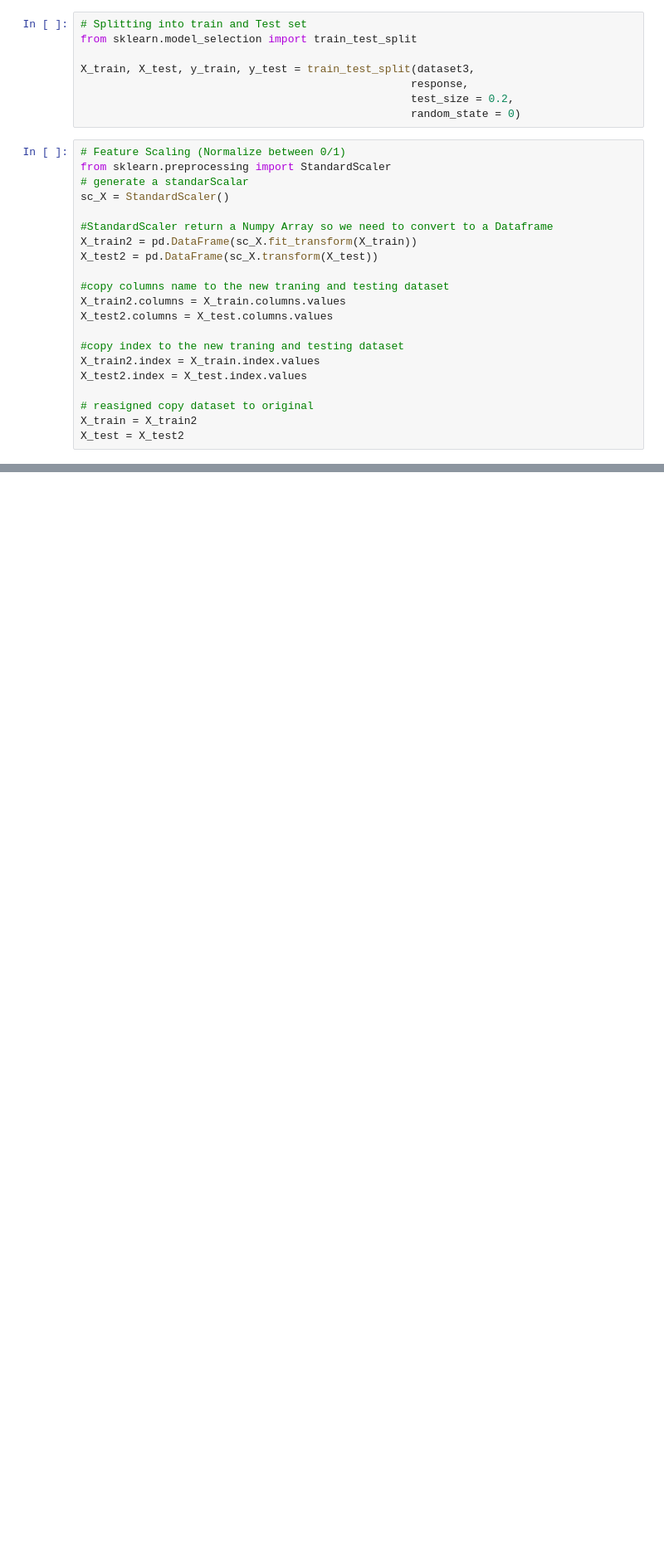
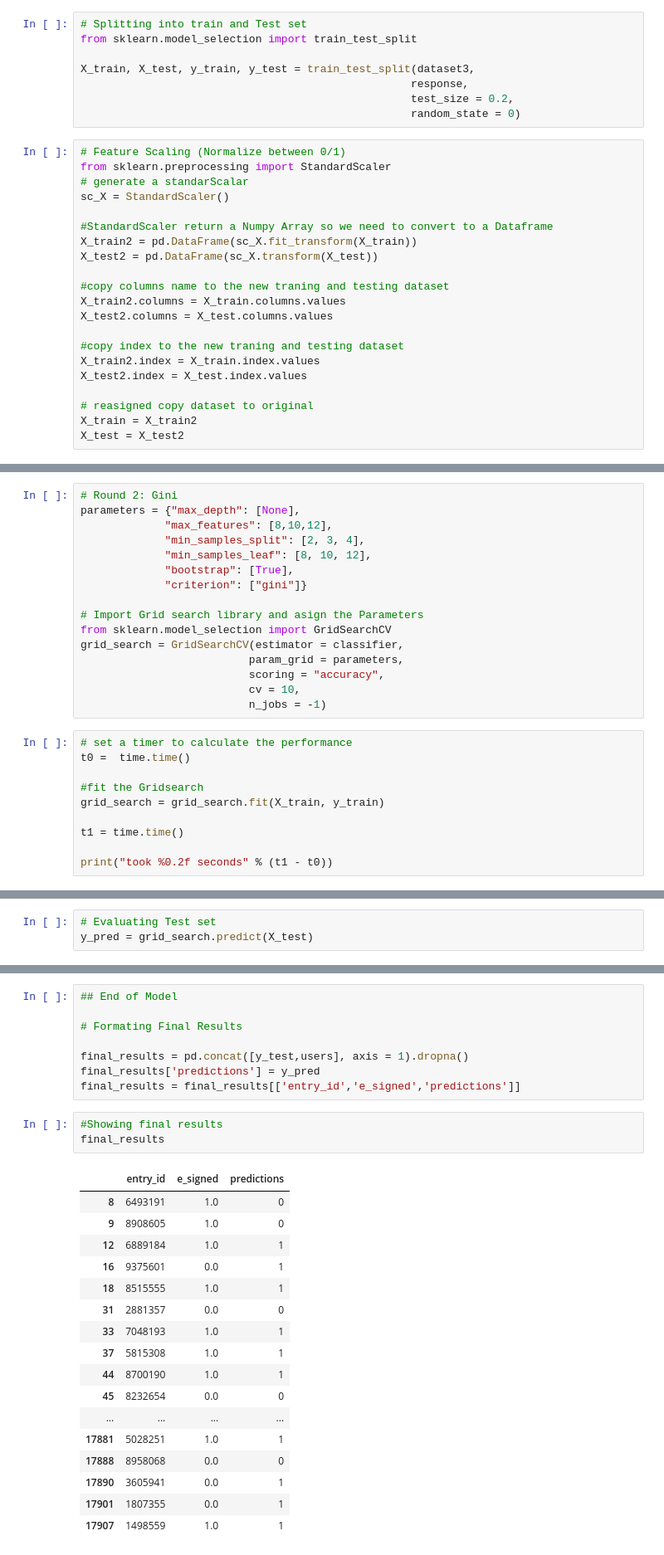
Before and after one commit to rjmanzo/machine-learning-6-practical-real-world-app, a Jupyter notebook: 5. Predicting the Likelihood of E-Signing a Loan Based on Financial History/Machine_Learning_05_Predicting_the_Likelihood_of_E_Signing_a_Loan_Based_on_Financial_History.ipynb, the cells around one changed output, grey strips where cells are left out. Shown at 83% size. Saved outputs shown, nothing was run; the diff lists cells and outputs as text; blank space fills up the shorter version.

```diff
--- a/5. Predicting the Likelihood of E-Signing a Loan Based on Financial History/Machine_Learning_05_Predicting_the_Likelihood_of_E_Signing_a_Loan_Based_on_Financial_History.ipynb
+++ b/5. Predicting the Likelihood of E-Signing a Loan Based on Financial History/Machine_Learning_05_Predicting_the_Likelihood_of_E_Signing_a_Loan_Based_on_Financial_History.ipynb
@@ -351,0 +762,26 @@ Name: e_signed, dtype: int64
+# %%
+# Round 2: Gini
+parameters = {"max_depth": [None],
+             "max_features": [8,10,12],
+             "min_samples_split": [2, 3, 4],
+             "min_samples_leaf": [8, 10, 12],
+             "bootstrap": [True],
+             "criterion": ["gini"]}
+
+# Import Grid search library and asign the Parameters
+from sklearn.model_selection import GridSearchCV
+grid_search = GridSearchCV(estimator = classifier,
+                          param_grid = parameters,
+                          scoring = "accuracy",
+                          cv = 10,
+                          n_jobs = -1)
+# %%
+# set a timer to calculate the performance
+t0 =  time.time()
+
+#fit the Gridsearch
+grid_search = grid_search.fit(X_train, y_train)
+
+t1 = time.time()
+
+print("took %0.2f seconds" % (t1 - t0))
@@ -351,0 +805,3 @@ Name: e_signed, dtype: int64
+# %%
+# Evaluating Test set
+y_pred = grid_search.predict(X_test)
@@ -351,0 +840,29 @@ Name: e_signed, dtype: int64
+# %%
+## End of Model
+
+# Formating Final Results
+
+final_results = pd.concat([y_test,users], axis = 1).dropna()
+final_results['predictions'] = y_pred
+final_results = final_results[['entry_id','e_signed','predictions']]
+# %%
+#Showing final results
+final_results
+# %% [output]
+|  | entry_id | e_signed | predictions |
+| 8 | 6493191 | 1.0 | 0 |
+| 9 | 8908605 | 1.0 | 0 |
+| 12 | 6889184 | 1.0 | 1 |
+| 16 | 9375601 | 0.0 | 1 |
+| 18 | 8515555 | 1.0 | 1 |
+| 31 | 2881357 | 0.0 | 0 |
+| 33 | 7048193 | 1.0 | 1 |
+| 37 | 5815308 | 1.0 | 1 |
+| 44 | 8700190 | 1.0 | 1 |
+| 45 | 8232654 | 0.0 | 0 |
+| ... | ... | ... | ... |
+| 17881 | 5028251 | 1.0 | 1 |
+| 17888 | 8958068 | 0.0 | 0 |
+| 17890 | 3605941 | 0.0 | 1 |
+| 17901 | 1807355 | 0.0 | 1 |
+| 17907 | 1498559 | 1.0 | 1 |
```
Also changed, not shown: parts of 83 cells of this notebook, 1 other file.
